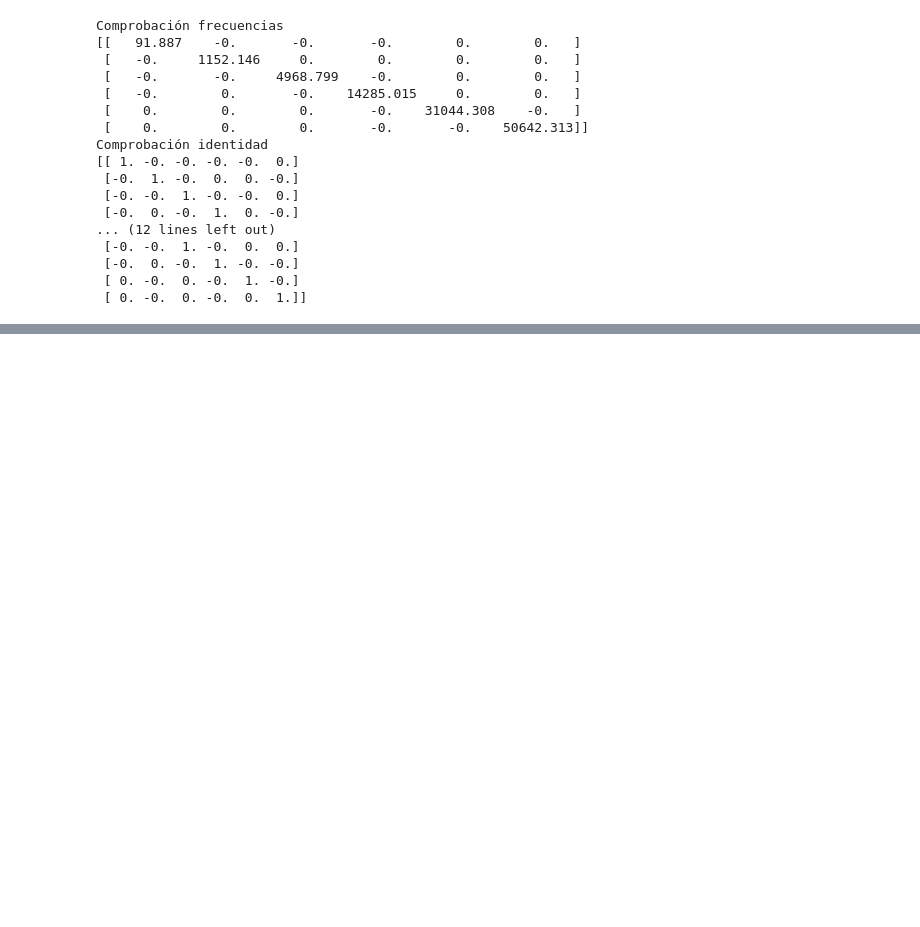
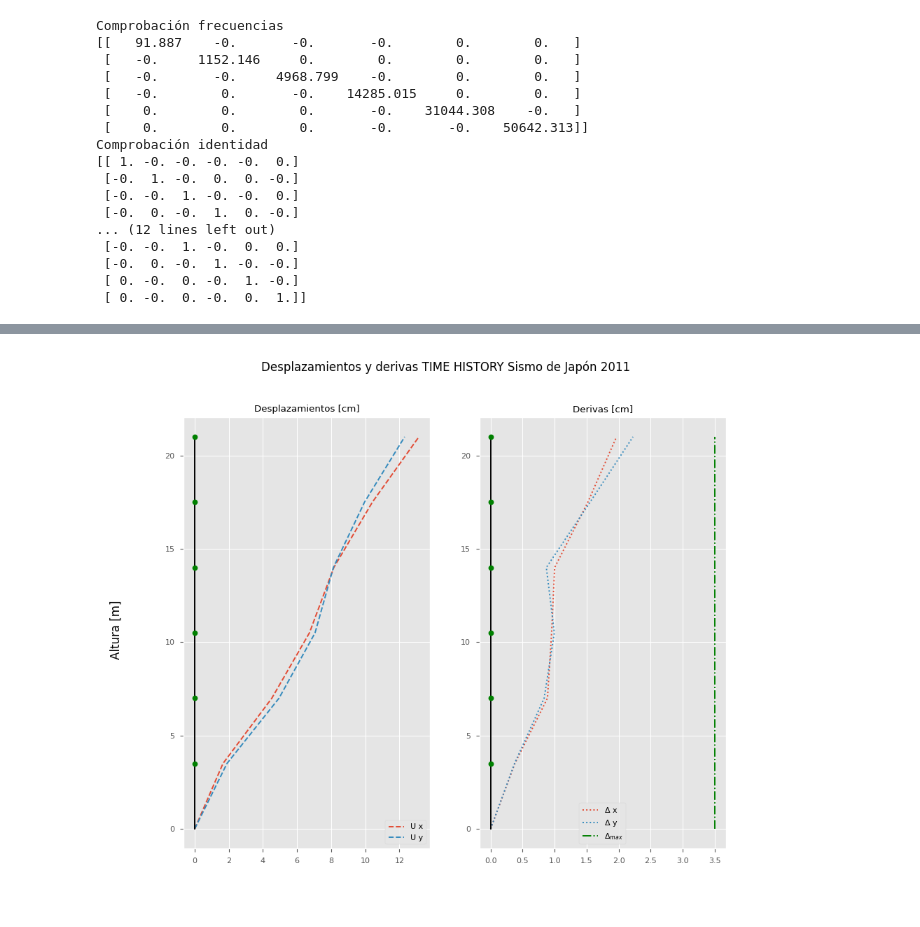
Before and after one commit to estebanhst/dinamica_estructural, a Jupyter notebook: taller3.ipynb, the cells around one changed output, grey strips where cells are left out. Cells and saved outputs as stored; diff of their text form; code cells hidden in the pictures; blank space fills up the shorter version.

```diff
--- a/taller3.ipynb
+++ b/taller3.ipynb
@@ -869,31 +882,33 @@ th_Der_X = th_U[X] - np.hstack((np.zeros((6,1)), th_U[X][:,:-1]))
 th_Der_Y = th_U[Y] - np.hstack((np.zeros((6,1)), th_U[Y][:,:-1]))
 th_Der_max = np.vstack((np.max(th_Der_X, axis=1), np.max(th_Der_Y, axis=1)))
 #th_Der_max = th_U_max - np.hstack((np.zeros((2,1)), th_U_max[:,:-1]))
 graf_U_th = np.hstack((np.zeros((2,1)), th_U_max))*100
 graf_Urel_th = np.hstack((np.zeros((2,1)), th_Der_max))*100
 fig = plt.figure()
 fig.set_size_inches(10, 8)
 fig.supylabel('Altura [m]')
-fig.suptitle('Desplazamientos y derivas TIME HISTORY')
+fig.suptitle('Desplazamientos y derivas TIME HISTORY Sismo de Japón 2011')
 
 ax = fig.add_subplot(1,2,1)
 ax.grid(visible=True)
 ax.plot(graf_U_th[0,:], graf_estruct, '--', label='U x')
 ax.plot(graf_U_th[1,:], graf_estruct, '--', label='U y')
 ax.plot(np.zeros(N_PISOS+1), graf_estruct, '-k')
 ax.plot(np.zeros(N_PISOS+1)[1:], graf_estruct[1:], 'og')
 ax.plot(0,0,'_k', markersize=100)
 ax.legend()
 ax.set_title("Desplazamientos [cm]")
 
 ax = fig.add_subplot(1,2,2)
 ax.grid(visible=True)
 ax.plot(graf_Urel_th[0,:], graf_estruct, ':', label=r'$\Delta$ x')
 ax.plot(graf_Urel_th[1,:], graf_estruct, ':', label=r'$\Delta$ y')
 ax.plot(np.zeros(N_PISOS+1), graf_estruct, '-k')
 ax.plot(np.zeros(N_PISOS+1)[1:], graf_estruct[1:], 'og')
 ax.plot(np.zeros(N_PISOS+1)+DeltaMAX, graf_estruct, '-.g', label=r'$\Delta_{max}$')
 ax.plot(0,0,'_k', markersize=100)
 ax.legend()
 ax.set_title(f"Derivas [cm]")
 plt.show()
+# %% [output]
+[figure, added]
```
Also changed, not shown: parts of 6 cells of this notebook.
